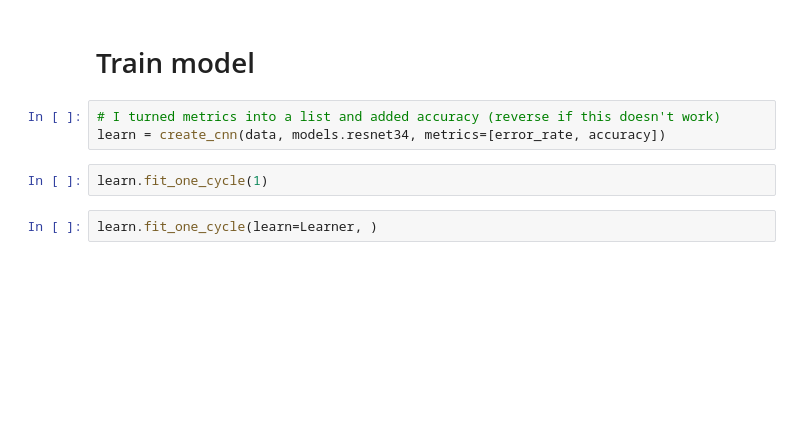
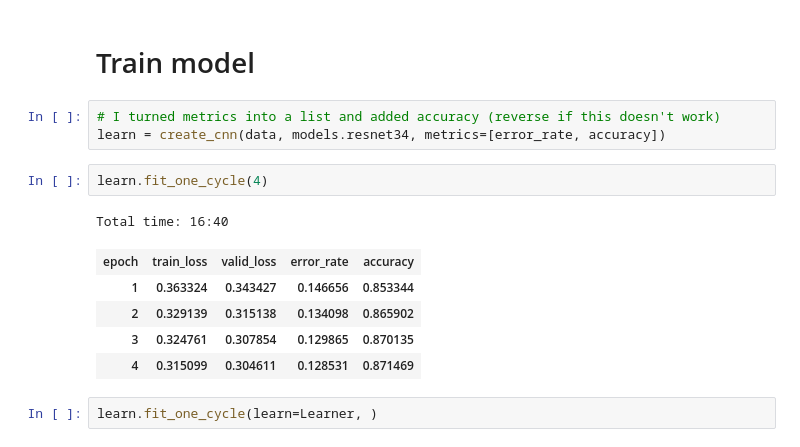
Before and after one commit to Deena-B/course-v3, a Jupyter notebook: nbs/dl1/20181211-histo-.ipynb, the cells around one changed output. Drawn from its saved outputs; the diff is of its cells as text; blank space fills up the shorter version.

```diff
--- a/nbs/dl1/20181211-histo-.ipynb
+++ b/nbs/dl1/20181211-histo-.ipynb
@@ -162,6 +186,13 @@ data.show_batch(rows=3, figsize=(7,7), hide_axis=False)
 # I turned metrics into a list and added accuracy (reverse if this doesn't work)
 learn = create_cnn(data, models.resnet34, metrics=[error_rate, accuracy])
 # %%
-learn.fit_one_cycle(1)
+learn.fit_one_cycle(4)
+# %% [output]
+Total time: 16:40
+| epoch | train_loss | valid_loss | error_rate | accuracy |
+| 1 | 0.363324 | 0.343427 | 0.146656 | 0.853344 |
+| 2 | 0.329139 | 0.315138 | 0.134098 | 0.865902 |
+| 3 | 0.324761 | 0.307854 | 0.129865 | 0.870135 |
+| 4 | 0.315099 | 0.304611 | 0.128531 | 0.871469 |
 # %%
 learn.fit_one_cycle(learn=Learner, )
```
Also changed, not shown: parts of 3 cells of this notebook, 8 other files.
